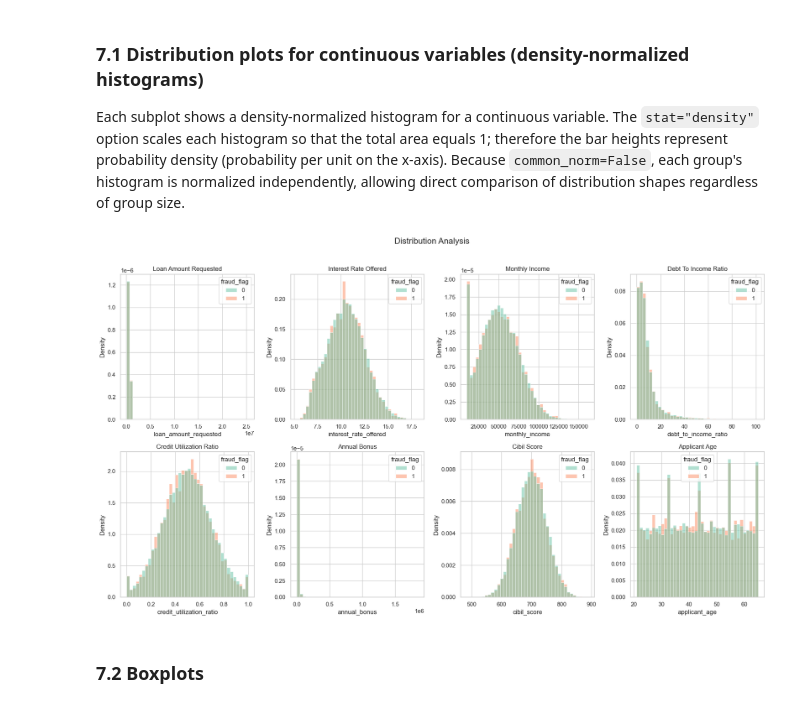
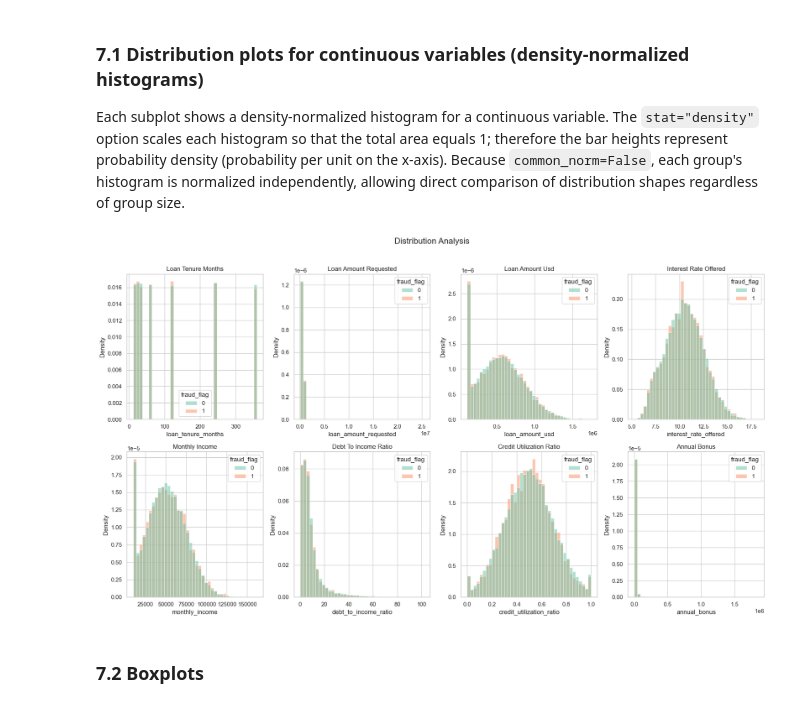
Before and after one commit to raquelmteo/FEP-EDA, a Jupyter notebook: exploratory-data-analysis.ipynb, the cells around one changed output. Drawn from its saved outputs; the diff is of its cells as text; code cells hidden in the pictures.

```diff
--- a/exploratory-data-analysis.ipynb
+++ b/exploratory-data-analysis.ipynb
@@ -463,34 +463,38 @@ For the univariate analysis we will consider one variable at a time, and disting
 Each subplot shows a density-normalized histogram for a continuous variable. The `stat="density"` option scales each histogram so that the total area equals 1; therefore the bar heights represent probability density (probability per unit on the x-axis). Because `common_norm=False`, each group's histogram is normalized independently, allowing direct comparison of distribution shapes regardless of group size.
 # %%
 continuous_features = [
+    "loan_tenure_months",
     "loan_amount_requested",
+    "loan_amount_usd",
     "interest_rate_offered",
     "monthly_income",
     "debt_to_income_ratio",
     "credit_utilization_ratio",
     "annual_bonus",
     "cibil_score",
-    "applicant_age"
+    "applicant_age",
+    "existing_emis_monthly",
+    "yearly_income"
 ]
 
 fig, axes = plt.subplots(2, 4, figsize=(18, 10))
 fig.suptitle('Distribution Analysis', fontsize=16, y=1.02)
 for ax, col in zip(axes.flat, continuous_features):
     sns.histplot(
         data=df_filtered,
         x=col,
         bins=40,
         hue="fraud_flag",
         stat="density",
         common_norm=False,
         palette="Set2",
         ax=ax
     )
     ax.set_title(col.replace("_", " " ).title())
 plt.tight_layout()
 plt.show()
 # %% [output]
-[figure, old version]
+[figure, new version]
 # %% [markdown]
 ### 7.2 Boxplots
 # %%
```
Also changed, not shown: parts of 6 cells of this notebook.
